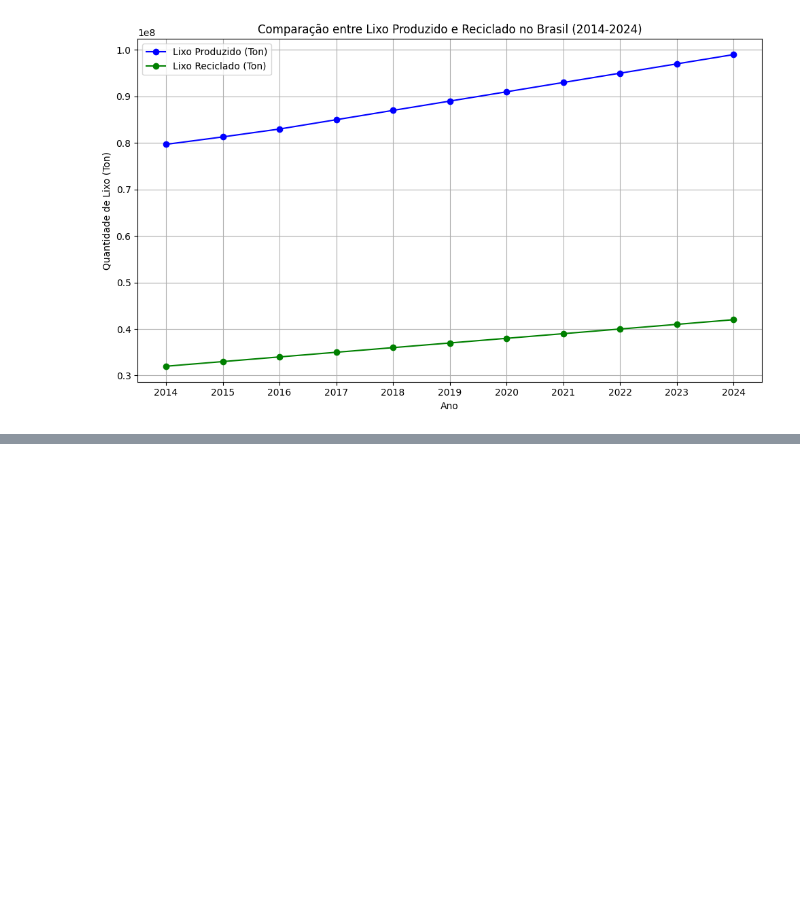
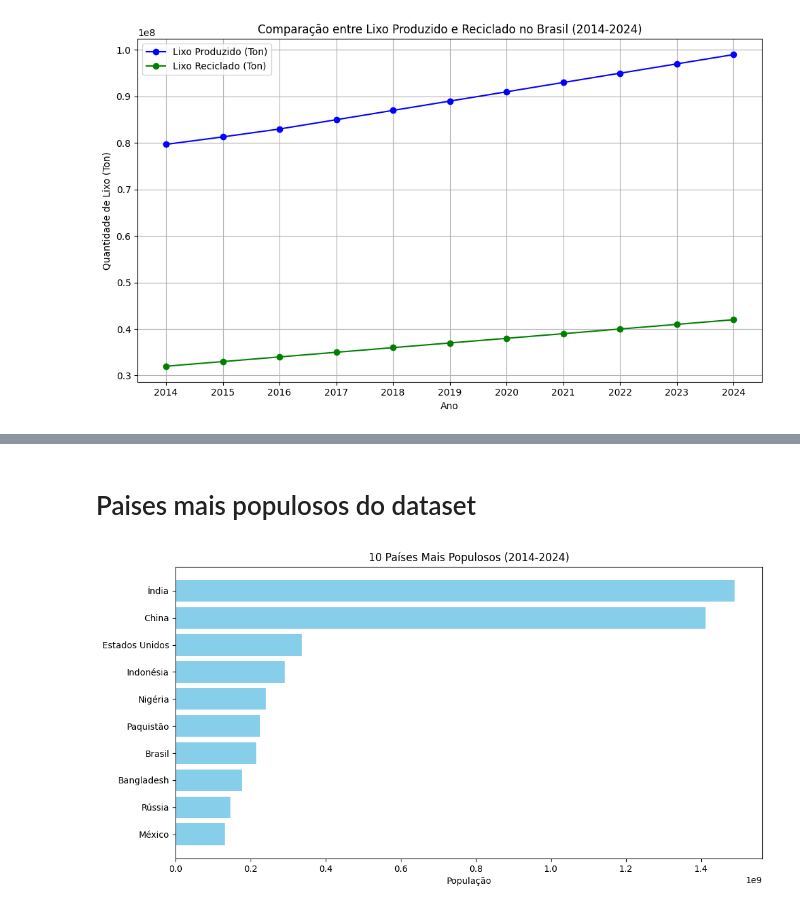
Before and after one commit to rafaelflorentino/Python, a Jupyter notebook: IA/Projeto_lixo/Projeto_lixo.ipynb, the cells around one changed output, grey strips where cells are left out. Saved outputs shown, nothing was run; the diff lists cells and outputs as text; code cells hidden in the pictures; blank space fills up the shorter version.

Commit message:
grafico populacao

```diff
--- a/IA/Projeto_lixo/Projeto_lixo.ipynb
+++ b/IA/Projeto_lixo/Projeto_lixo.ipynb
@@ -322,0 +383,16 @@ plt.show()
+# %% [markdown]
+# Paises mais populosos do dataset
+# %%
+# Agrupar os dados por país e somar as populações
+populacao_por_pais = df.groupby('País')['População'].max().reset_index()  # Usando max() para pegar a maior população por país
+populacao_por_pais = populacao_por_pais.sort_values(by='População', ascending=False).head(10)  # Pegar os 10 mais populosos
+
+# Criar o gráfico
+plt.figure(figsize=(12, 6))
+plt.barh(populacao_por_pais['País'], populacao_por_pais['População'], color='skyblue')
+plt.xlabel('População')
+plt.title('10 Países Mais Populosos (2014-2024)')
+plt.gca().invert_yaxis()  # Inverter o eixo y para que o país mais populoso fique no topo
+plt.show()
+# %% [output]
+[figure, added]
```
Also changed, not shown: parts of 4 cells of this notebook, 1 other file.
